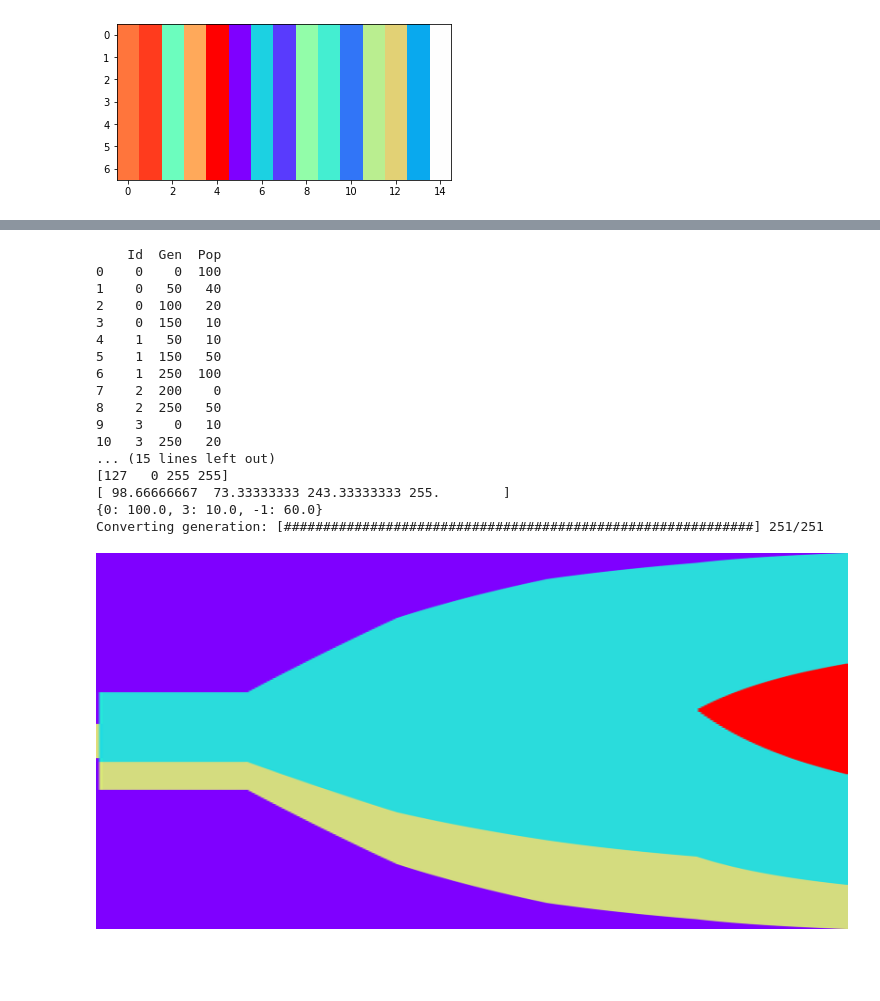
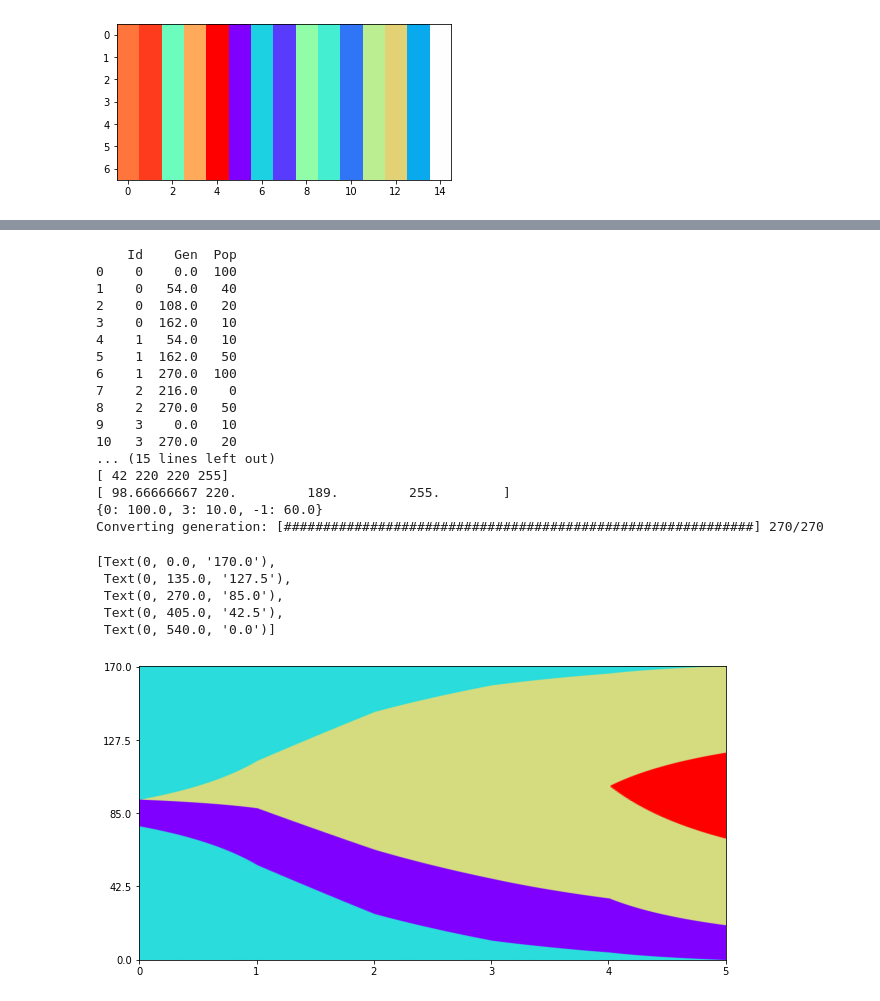
Before and after one commit to schwarzlab-ccb/SimChA, a Jupyter notebook: notebooks/fish_plot.ipynb, the cells around one changed output, grey strips where cells are left out. Drawn from its saved outputs; the diff is of its cells as text; code cells hidden in the pictures; blank space fills up the shorter version.

```diff
--- a/notebooks/fish_plot.ipynb
+++ b/notebooks/fish_plot.ipynb
@@ -2,15 +2,19 @@
 import argparse
 import random
 import sys
+import math
+import logging
 
 import numpy as np
 import pandas as pd
 from PIL import Image
 from matplotlib import cm, pyplot as plt
 
+log = logging.getLogger()
+log.setLevel(logging.INFO)
 eps = sys.float_info.epsilon
 scale_up = 1
-res = [2160, 1080]
+res = [1080, 540]
 random.seed(3)
 # %%
 # Taken from https://stackoverflow.com/questions/3160699/python-progress-bar
@@ -61,23 +64,25 @@ def get_count_at_gen(pops_df, first_gen, last_gen, gen, cloneId):
     lowerneighbour_ind = cp_df[cp_df["Gen"] < gen]["Gen"]
     upperneighbour_ind = cp_df[cp_df["Gen"] > gen]["Gen"]
 
-    if np.any(lowerneighbour_ind) and np.any(upperneighbour_ind):
+    if lowerneighbour_ind.size > 0 and upperneighbour_ind.size > 0:
         ind_min = lowerneighbour_ind.idxmax()
         ind_max = upperneighbour_ind.idxmin()
         prev_gen, prev_pop = cp_df.loc[ind_min, ["Gen", "Pop"]].tolist()
         next_gen, next_pop = cp_df.loc[ind_max, ["Gen", "Pop"]].tolist()
-    elif np.any(lowerneighbour_ind):
+    elif lowerneighbour_ind.size > 0:
         ind_min = lowerneighbour_ind.idxmax()
         prev_gen, prev_pop = cp_df.loc[ind_min, ["Gen", "Pop"]].tolist()
         next_gen, next_pop = last_gen, 0
-    elif np.any(upperneighbour_ind):
+    elif upperneighbour_ind.size > 0:
         ind_max = upperneighbour_ind.idxmin()
         prev_gen, prev_pop = first_gen, 0
         next_gen, next_pop = cp_df.loc[ind_max, ["Gen", "Pop"]].tolist()
     else:
         return 0
 
-    return ((gen - prev_gen) * next_pop + (next_gen - gen) * prev_pop) / (next_gen - prev_gen)
+    pop = ((gen - prev_gen) * next_pop + (next_gen - gen) * prev_pop) / (next_gen - prev_gen)
+    log.debug(f"Id: {cloneId}, Gen: {gen}, Pop: {pop}")
+    return pop
 # %%
 def line_from_data(px_row_orig, width):
     result = []
@@ -146,7 +151,7 @@ def rec_descend(tree, pop_dict, cloneId):
 
 def get_image_pixels(tree, ids, rootId, pop_df, col_map, max_pop, breath, first_gen, last_gen, normalize = True):
     img_pixels = []
-    for i in progressbar(range(first_gen, last_gen + 1), "Converting generation: "):
+    for i in progressbar(range(first_gen, last_gen), "Converting generation: "):
         pop_dict = get_pop_dict(pop_df, ids, first_gen, last_gen, i, max_pop, normalize)
         if len(pop_dict) > 0:
             id_rows = rec_descend(tree, pop_dict, rootId if normalize else -1)
@@ -175,63 +188,74 @@ pixels_to_img(img_pixels, res)
 # %%
 populations_df = pd.read_csv("test_pop.csv")
 parent_df = pd.read_csv("test_pt.csv")
-populations_df["Gen"] = populations_df["Gen"] * 50
+populations_df["Gen"] = populations_df["Gen"] * res[0] / int(populations_df["Gen"].max()) / 4
 print(populations_df)
-first_gen = pop_sizes["Gen"].min()
-last_gen = pop_sizes["Gen"].max()
+pop_sizes = populations_df[["Gen", "Pop"]].groupby("Gen", as_index=False).sum()
+print(pop_sizes)
+first_gen = int(math.ceil(populations_df["Gen"].min()))
+last_gen = int(populations_df["Gen"].max())
 max_pop = pop_sizes["Pop"].max()
 print(first_gen, last_gen, max_pop)
 
-pop_sizes = populations_df[["Gen", "Pop"]].groupby("Gen", as_index=False).sum()
-print(pop_sizes)
 parents = parent_df["ParentId"].unique()
 print(parents)
 children = parent_df["ChildId"].unique()
 print(children)
 root_list = np.setdiff1d(parents, children)
 print(root_list)
 rootId = root_list[0]
 print(rootId)
 ids = np.concatenate([[rootId], children])
 print("ids", ids)
 tree = build_tree(parent_df, ids, rootId)
 print(tree)
 count = get_count_at_gen(populations_df, first_gen, last_gen, 0, 0)
 print("Count", count)
 
 # Create Colors
 cols = cm.rainbow(np.linspace(0, 1, len(ids))).tolist()
 random.shuffle(cols)
 col_map = {ids[i]: np.array(list(map(lambda x: (int)(x * 255), cols[i]))) for i in range(len(ids))}
 col_map[-1] = np.ones(4) # Root is white
 print(col_map[0])
 
 # Display test colors
 px_row = [[colId + 2, col_map[colId]] for colId in col_map]
 test_px = line_from_data(px_row, len(px_row))
 print(test_px[0])
 
-pop_dict = get_pop_dict(populations_df, ids, first_gen, last_gen, 0, 170, False)
+pop_dict = get_pop_dict(populations_df, ids, first_gen, last_gen, 0, max_pop, False)
 print(pop_dict)
 
-img_pixels = get_image_pixels(tree, ids, rootId, populations_df, col_map, max_pop, res[1] * scale_up, 0, last_gen, True)
-pixels_to_img(img_pixels, res)
+img_pixels = get_image_pixels(tree, ids, rootId, populations_df, col_map, max_pop, res[1] * scale_up, first_gen, last_gen, True)
+img = pixels_to_img(img_pixels, res)
+fig, ax = plt.subplots(1,1, figsize=np.array(res)/100)
+im_plot = ax.imshow(img)
+ax.set_xticks(np.array([0,1,2,3,4,5]) / 5.0 * res[0])
+ax.set_xticklabels([0,1,2,3,4,5])
+ax.set_yticks(np.array([0,1,2,3,4]) / 4.0 * res[1])
+ax.set_yticklabels((np.array([4, 3,2,1,0]) / 4.0 * max_pop).round(2))
 # %% [output]
-    Id  Gen  Pop
-0    0    0  100
-1    0   50   40
-2    0  100   20
-3    0  150   10
-4    1   50   10
-5    1  150   50
-6    1  250  100
-7    2  200    0
-8    2  250   50
-9    3    0   10
-10   3  250   20
+    Id    Gen  Pop
+0    0    0.0  100
+1    0   54.0   40
+2    0  108.0   20
+3    0  162.0   10
+4    1   54.0   10
+5    1  162.0   50
+6    1  270.0  100
+7    2  216.0    0
+8    2  270.0   50
+9    3    0.0   10
+10   3  270.0   20
 ... (15 lines left out)
-[127   0 255 255]
-[ 98.66666667  73.33333333 243.33333333 255.        ]
+[ 42 220 220 255]
+[ 98.66666667 220.         189.         255.        ]
 {0: 100.0, 3: 10.0, -1: 60.0}
-Converting generation: [############################################################] 251/251
+Converting generation: [############################################################] 270/270
+[Text(0, 0.0, '170.0'),
+ Text(0, 135.0, '127.5'),
+ Text(0, 270.0, '85.0'),
+ Text(0, 405.0, '42.5'),
+ Text(0, 540.0, '0.0')]
-[figure, old version]
+[figure, new version]
```
Also changed, not shown: parts of 7 cells of this notebook.
